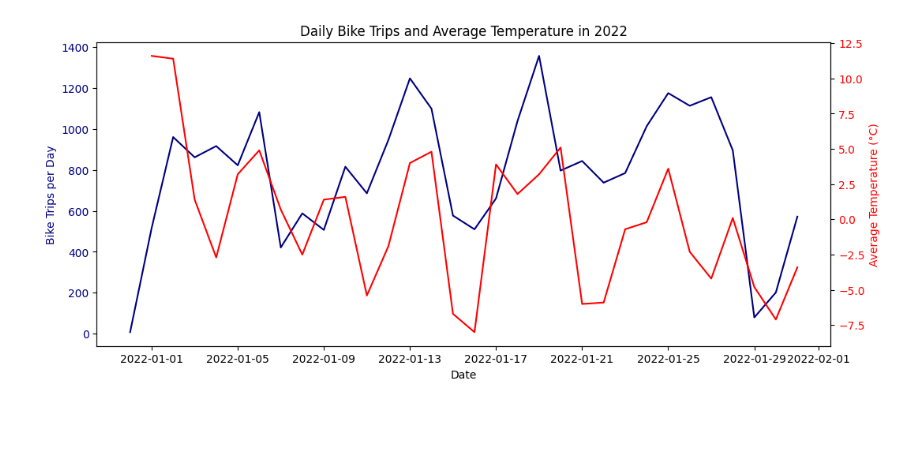
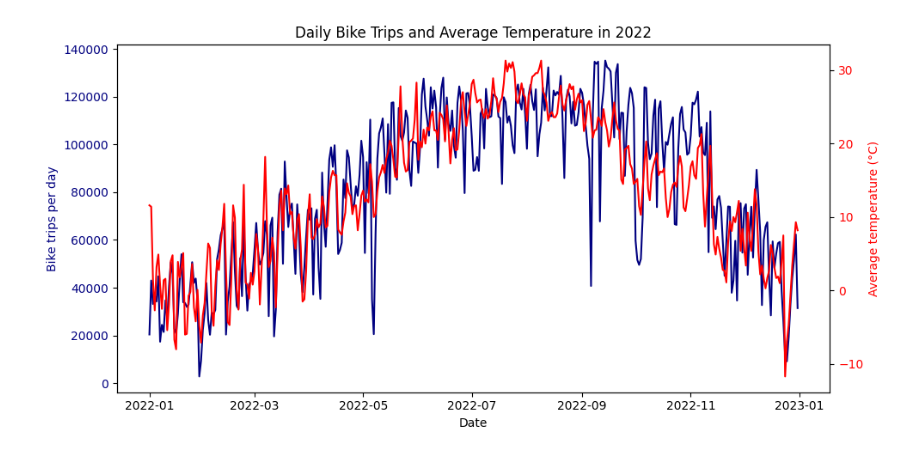
Before and after one commit to nk62700-byte/citibike-dashboard, a Jupyter notebook: Ex_2.3_Fundamentals.ipynb, the cells around one changed output. Cells and saved outputs as stored; diff of their text form; code cells hidden in the pictures; blank space fills up the shorter version.

```diff
--- a/Ex_2.3_Fundamentals.ipynb
+++ b/Ex_2.3_Fundamentals.ipynb
@@ -92,2 +65,0 @@ df.index.name
-# %%
-df = df.reset_index()
@@ -108,0 +76,5 @@ daily_trips = (
+# %%
+df_daily = df_daily[
+    (df_daily['date'] >= '2022-01-01') &
+    (df_daily['date'] <= '2022-12-31')
+].sort_values('date')
@@ -109,5 +93,12 @@ daily_trips = (
 # %%
-df_merged = df.merge(daily_trips, on='date', how='left')
+weather_df = weather_daily.reset_index()
+
+df_merged = pd.merge(
+    df_daily[['date', 'trips_per_day']],
+    weather_df,
+    on='date',
+    how='left'
+)
 # %%
 df_merged.head()
 # %% [output]
@@ -145,31 +121,18 @@ df_daily.shape
 # %%
-fig, ax1 = plt.subplots(figsize=(12, 5))
+fig, ax = plt.subplots(figsize=(10, 5))
 
-# First axis: bike trips
-ax1.plot(
-    df_daily['date'],
-    df_daily['trips_per_day'],
-    color='navy',
-    label='Bike Trips'
-)
-ax1.set_xlabel('Date')
-ax1.set_ylabel('Bike Trips per Day', color='navy')
-ax1.tick_params(axis='y', labelcolor='navy')
+ax.plot(df_merged['date'], df_merged['trips_per_day'], color='navy')
+ax.set_xlabel('Date')
+ax.set_ylabel('Bike trips per day', color='navy')
+ax.tick_params(axis='y', labelcolor='navy')
 
-# Second axis: temperature
-ax2 = ax1.twinx()
-ax2.plot(
-    df_daily['date'],
-    df_daily['tavg_c'],
-    color='red',
-    label='Average Temperature'
-)
-ax2.set_ylabel('Average Temperature (°C)', color='red')
+ax2 = ax.twinx()
+ax2.plot(df_merged['date'], df_merged['tavg_c'], color='red')
+ax2.set_ylabel('Average temperature (°C)', color='red')
 ax2.tick_params(axis='y', labelcolor='red')
 
-# Title
 plt.title('Daily Bike Trips and Average Temperature in 2022')
-
+plt.tight_layout()
 plt.show()
 # %% [output]
-[figure, old version]
+[figure, new version]
```
Also changed, not shown: parts of 30 cells of this notebook.
